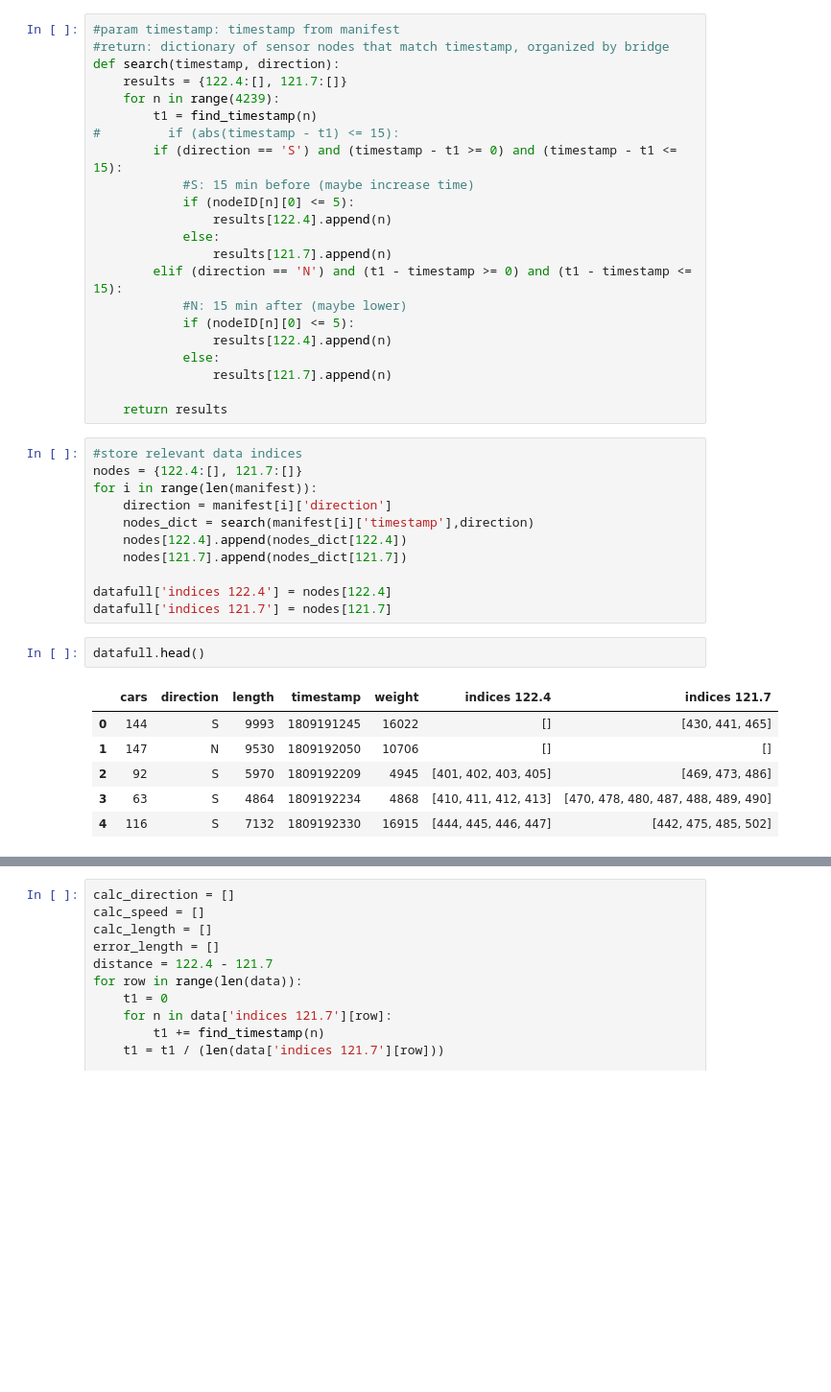
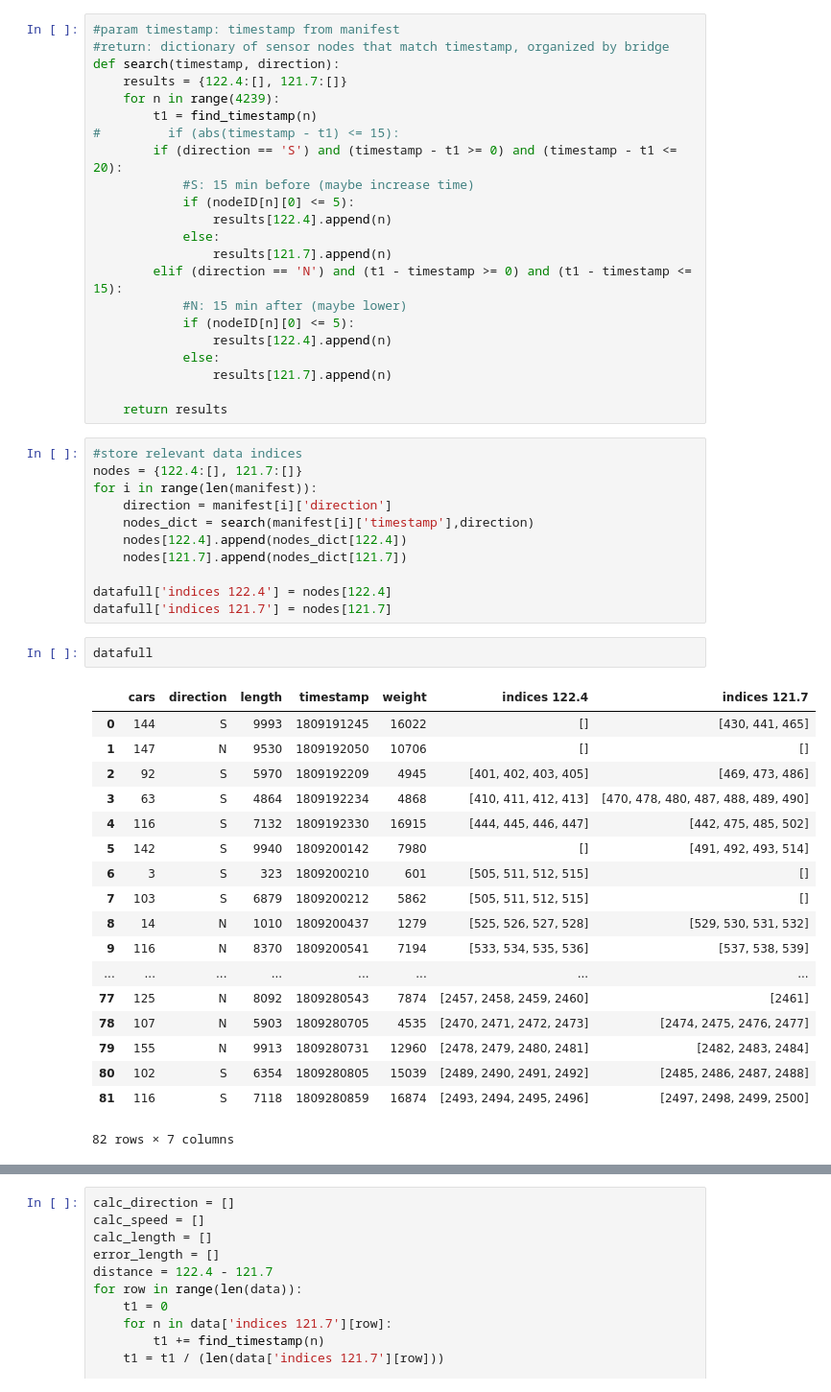
Before and after one commit to sanjeev-tv/XNode, a Jupyter notebook: Database.ipynb, the cells around one changed output, grey strips where cells are left out. Shown: that part at 96% size. Drawn from its saved outputs; the diff is of its cells as text; blank space fills up the shorter version.

```diff
--- a/Database.ipynb
+++ b/Database.ipynb
@@ -148,7 +148,7 @@ def search(timestamp, direction):
     for n in range(4239):
         t1 = find_timestamp(n)
 #         if (abs(timestamp - t1) <= 15):
-        if (direction == 'S') and (timestamp - t1 >= 0) and (timestamp - t1 <= 15):
+        if (direction == 'S') and (timestamp - t1 >= 0) and (timestamp - t1 <= 20):
             #S: 15 min before (maybe increase time)
             if (nodeID[n][0] <= 5):
                 results[122.4].append(n)
@@ -174,14 +174,26 @@ for i in range(len(manifest)):
 datafull['indices 122.4'] = nodes[122.4]
 datafull['indices 121.7'] = nodes[121.7]
 # %%
-datafull.head()
+datafull
 # %% [output]
 |  | cars | direction | length | timestamp | weight | indices 122.4 | indices 121.7 |
 | 0 | 144 | S | 9993 | 1809191245 | 16022 | [] | [430, 441, 465] |
 | 1 | 147 | N | 9530 | 1809192050 | 10706 | [] | [] |
 | 2 | 92 | S | 5970 | 1809192209 | 4945 | [401, 402, 403, 405] | [469, 473, 486] |
 | 3 | 63 | S | 4864 | 1809192234 | 4868 | [410, 411, 412, 413] | [470, 478, 480, 487, 488, 489, 490] |
 | 4 | 116 | S | 7132 | 1809192330 | 16915 | [444, 445, 446, 447] | [442, 475, 485, 502] |
+| 5 | 142 | S | 9940 | 1809200142 | 7980 | [] | [491, 492, 493, 514] |
+| 6 | 3 | S | 323 | 1809200210 | 601 | [505, 511, 512, 515] | [] |
+| 7 | 103 | S | 6879 | 1809200212 | 5862 | [505, 511, 512, 515] | [] |
+| 8 | 14 | N | 1010 | 1809200437 | 1279 | [525, 526, 527, 528] | [529, 530, 531, 532] |
+| 9 | 116 | N | 8370 | 1809200541 | 7194 | [533, 534, 535, 536] | [537, 538, 539] |
+| ... | ... | ... | ... | ... | ... | ... | ... |
+| 77 | 125 | N | 8092 | 1809280543 | 7874 | [2457, 2458, 2459, 2460] | [2461] |
+| 78 | 107 | N | 5903 | 1809280705 | 4535 | [2470, 2471, 2472, 2473] | [2474, 2475, 2476, 2477] |
+| 79 | 155 | N | 9913 | 1809280731 | 12960 | [2478, 2479, 2480, 2481] | [2482, 2483, 2484] |
+| 80 | 102 | S | 6354 | 1809280805 | 15039 | [2489, 2490, 2491, 2492] | [2485, 2486, 2487, 2488] |
+| 81 | 116 | S | 7118 | 1809280859 | 16874 | [2493, 2494, 2495, 2496] | [2497, 2498, 2499, 2500] |
+82 rows × 7 columns
 # %%
 dropped = 0
 data = datafull.copy()
```
Also changed, not shown: parts of 24 cells of this notebook.
